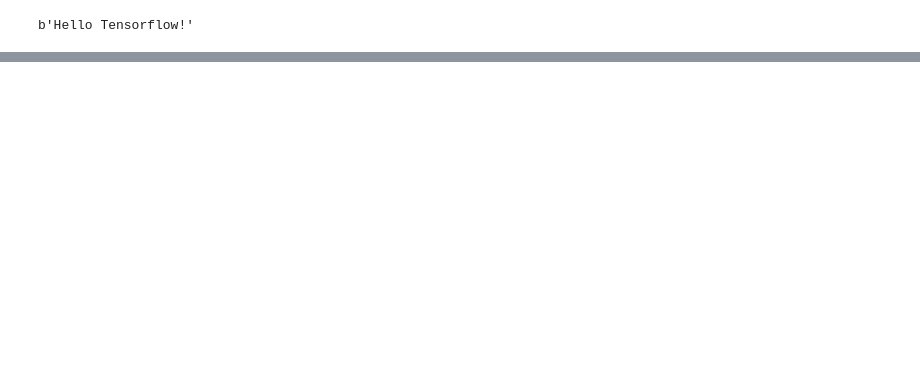
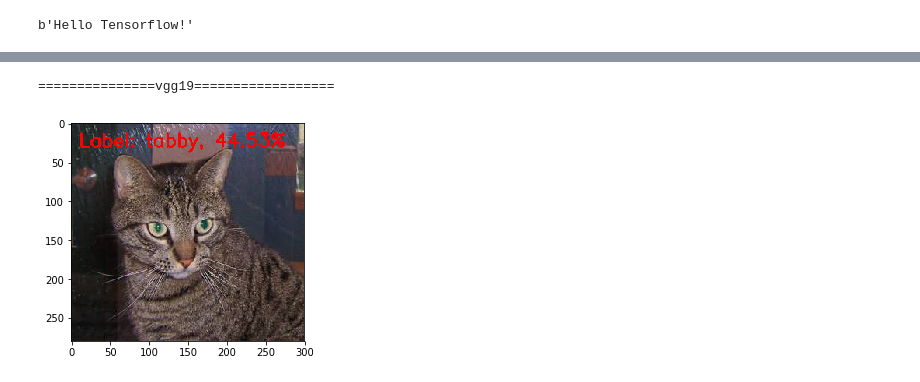
Before and after one commit to Qucy/UdacityMachineLearning, a Jupyter notebook: dog_vs_cat/dog_vs_cat.ipynb, the cells around one changed output, grey strips where cells are left out. Saved outputs shown, nothing was run; the diff lists cells and outputs as text; code cells hidden in the pictures; blank space fills up the shorter version.

```diff
--- a/dog_vs_cat/dog_vs_cat.ipynb
+++ b/dog_vs_cat/dog_vs_cat.ipynb
@@ -8,20 +8,3 @@ with tf.Session() as sess:
     print(sess.run(hello))
 # %% [output]
 b'Hello Tensorflow!'
-# %%
-# Tensorflow搭建成功，再试一下通过VGG19预测一张图片
-from keras.applications.vgg19 import VGG19
-from keras.preprocessing import image
-from imagenet_utils import preprocess_input, decode_predictions
-
-
-model = VGG19(weights='imagenet')
-
-img_path = 'data/train/cat/cat.0.jpg'
-img = image.load_img(img_path, target_size=(224, 224))
-x = image.img_to_array(img)
-x = np.expand_dims(x, axis=0)
-x = preprocess_input(x)
-
-preds = model.predict(x)
-print('Predicted:', decode_predictions(preds))
@@ -30,0 +67,7 @@ ImportError: Could not import PIL.Image. The use of `array_to_img` requires PIL.
+# %%
+# Test vgg19
+img_path = 'data/train/cat/cat.1.jpg'
+preditcByModuleName('vgg19', img_path)
+# %% [output]
+===============vgg19==================
+[figure, added]
```
Also changed, not shown: parts of 8 cells of this notebook.
